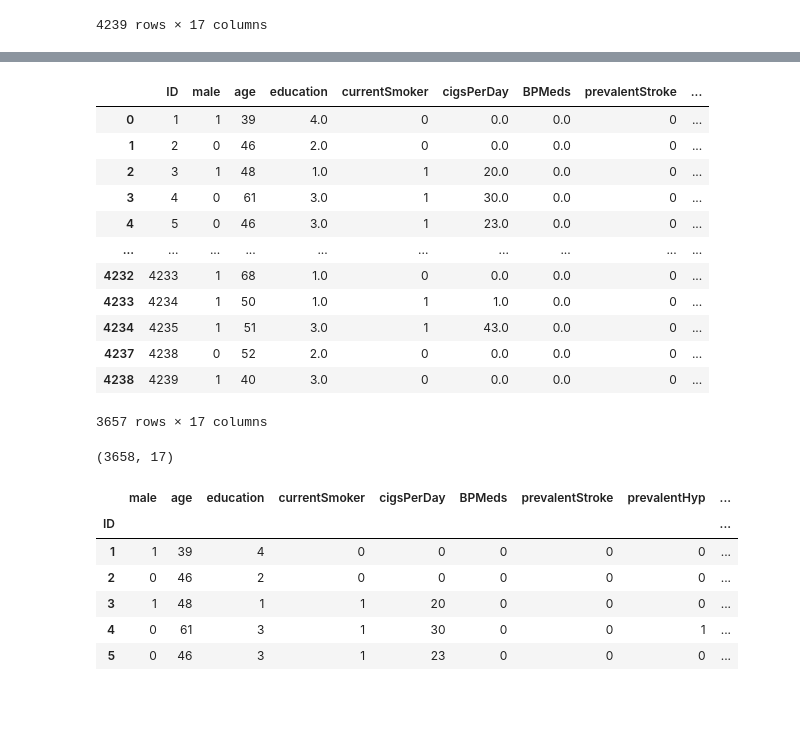
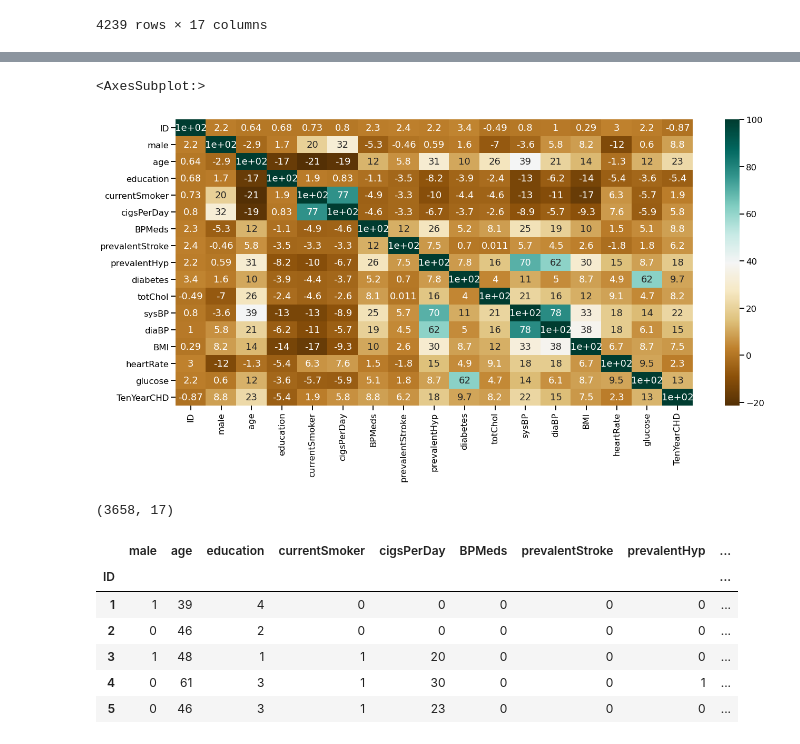
Before and after one commit to sajedehsaremi/Healthy-tuples, a Jupyter notebook: DataAnalysis.ipynb, the cells around one changed output, grey strips where cells are left out. Drawn from its saved outputs; the diff is of its cells as text; code cells hidden in the pictures; blank space fills up the shorter version.

```diff
--- a/DataAnalysis.ipynb
+++ b/DataAnalysis.ipynb
@@ -31,39 +77,31 @@ df.head(-1)
+# %%
+sns.set_context('talk')
+plt.figure(figsize=(22,10))
+sns.heatmap(df.corr()*100, annot=True, cmap='BrBG')
+# %% [output]
+<AxesSubplot:>
+[figure, added]
 # %%
-#Cleaning up DataSet
-# Check for Duplication
-duplicate_df = df[df.duplicated()]
-duplicate_df
+# Check the data shape by rows vs columns
+df.shape
 
-# checking for missing values
-df.isna().sum()
-null = df[df.isna().any(axis=1)]
-null
+# # Check for Duplication
+# duplicate_df = df[df.duplicated()]
+# duplicate_df
 
-# Dropping all rows with missing data
-df = df.dropna()
-df.isna().sum()
-df.columns
+# # checking for missing values
+# df.isna().sum()
+# null = df[df.isna().any(axis=1)]
+# null
 
-df.head(-1)
+# # Dropping all rows with missing data
+# df = df.dropna()
+# df.isna().sum()
+# df.columns
+
+# df.head(-1)
 # %% [output]
-|  | ID | male | age | education | currentSmoker | cigsPerDay | BPMeds | prevalentStroke | ... |
-| 0 | 1 | 1 | 39 | 4.0 | 0 | 0.0 | 0.0 | 0 | ... |
-| 1 | 2 | 0 | 46 | 2.0 | 0 | 0.0 | 0.0 | 0 | ... |
-| 2 | 3 | 1 | 48 | 1.0 | 1 | 20.0 | 0.0 | 0 | ... |
-| 3 | 4 | 0 | 61 | 3.0 | 1 | 30.0 | 0.0 | 0 | ... |
-| 4 | 5 | 0 | 46 | 3.0 | 1 | 23.0 | 0.0 | 0 | ... |
-| ... | ... | ... | ... | ... | ... | ... | ... | ... | ... |
-| 4232 | 4233 | 1 | 68 | 1.0 | 0 | 0.0 | 0.0 | 0 | ... |
-| 4233 | 4234 | 1 | 50 | 1.0 | 1 | 1.0 | 0.0 | 0 | ... |
-| 4234 | 4235 | 1 | 51 | 3.0 | 1 | 43.0 | 0.0 | 0 | ... |
-| 4237 | 4238 | 0 | 52 | 2.0 | 0 | 0.0 | 0.0 | 0 | ... |
-| 4238 | 4239 | 1 | 40 | 3.0 | 0 | 0.0 | 0.0 | 0 | ... |
-3657 rows × 17 columns
+(3658, 17)
-# %%
-# Check the data shape by rows vs columns
-df.shape
-# %% [output]
-(3658, 17)
 # %%
 #Replace index with ID
 df1 = df.set_index("ID")
```
Also changed, not shown: parts of 3 cells of this notebook.
